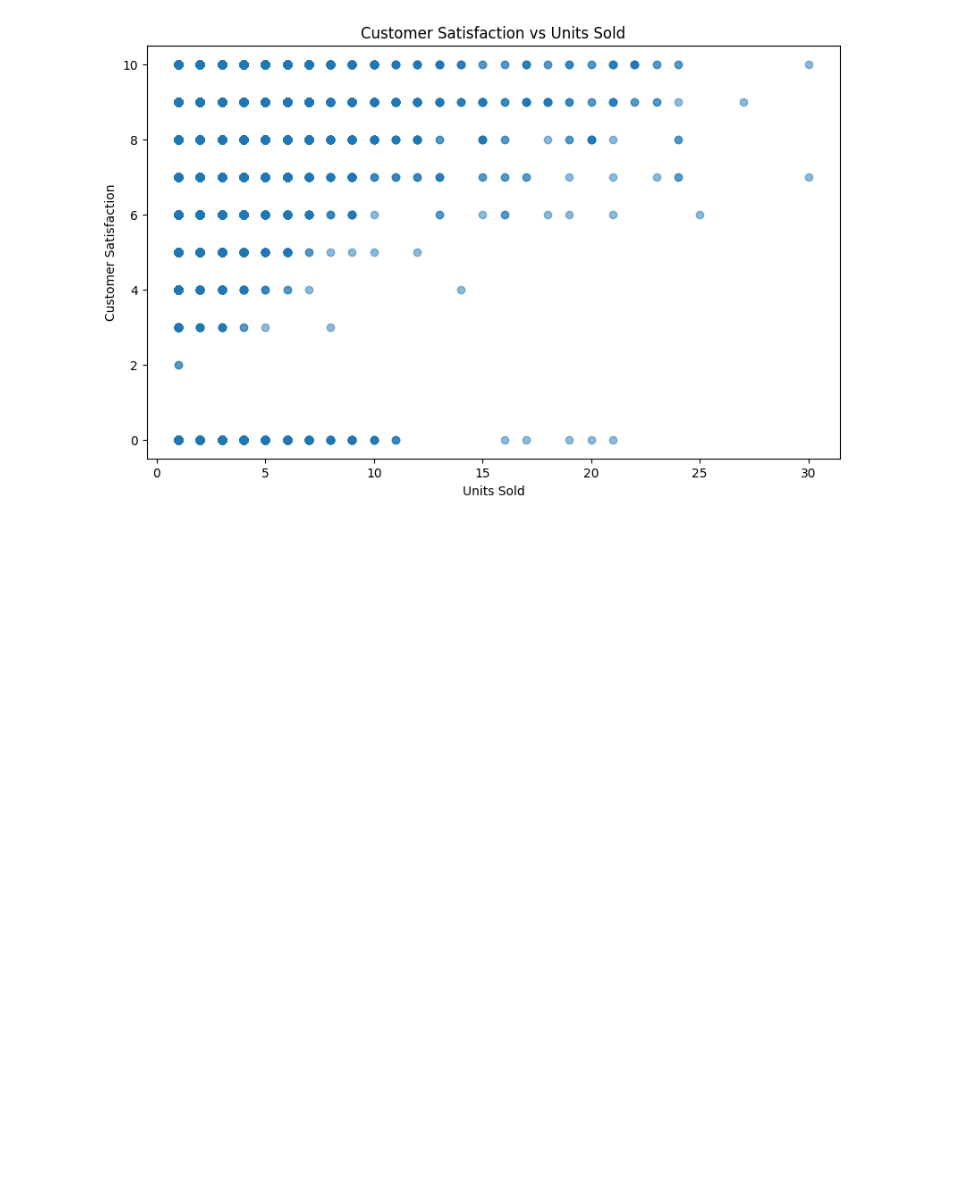
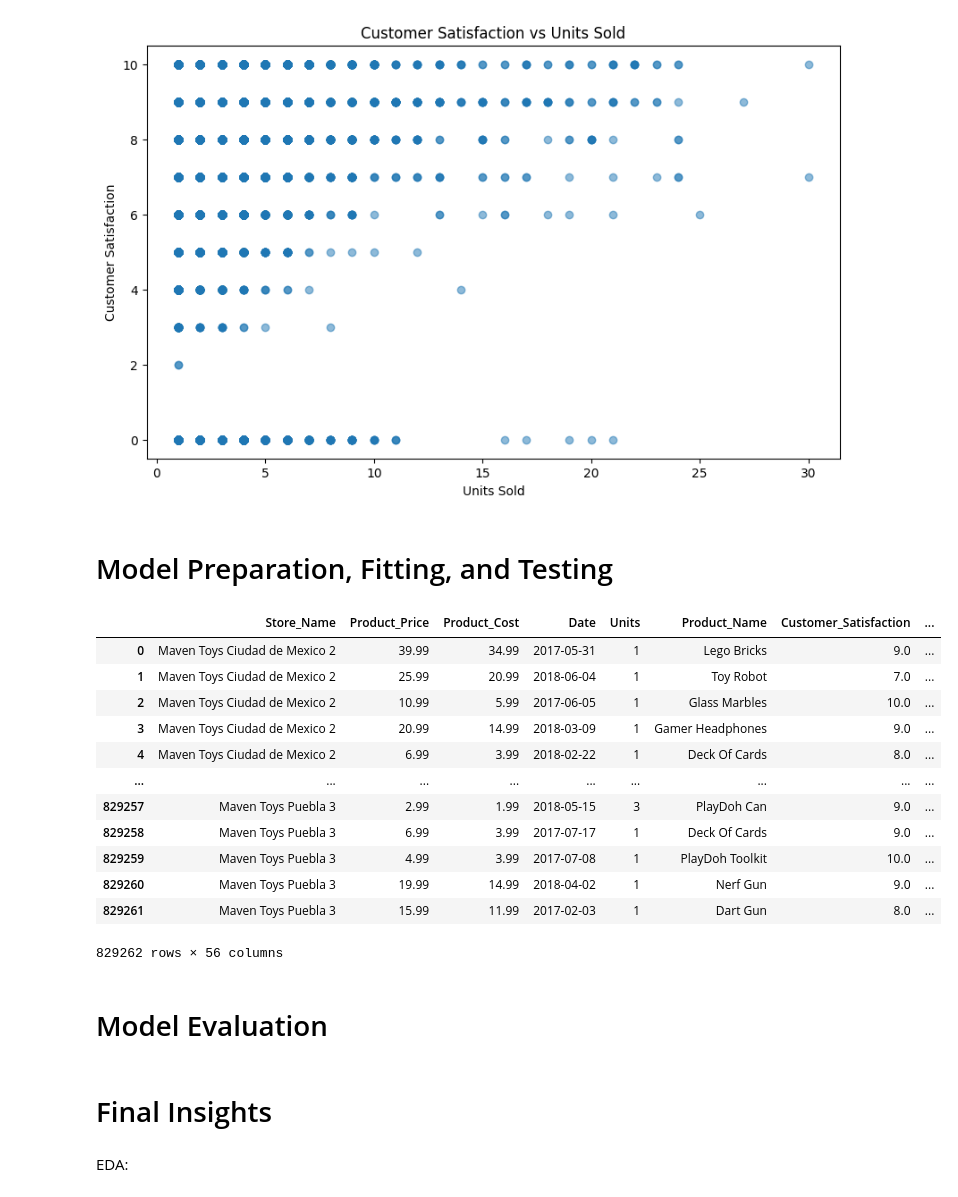
Before and after one commit to tianlan8/maven_toys_analysis, a Jupyter notebook: Maven_Toys_Data_Analysis.ipynb, the cells around one changed output. Saved outputs shown, nothing was run; the diff lists cells and outputs as text; code cells hidden in the pictures; blank space fills up the shorter version.

```diff
--- a/Maven_Toys_Data_Analysis.ipynb
+++ b/Maven_Toys_Data_Analysis.ipynb
@@ -337,3 +345,30 @@ plt.ylabel('Customer Satisfaction')
 plt.show()
 # %% [output]
 [figure]
+# %% [markdown]
+# Model Preparation, Fitting, and Testing
+# %%
+dummy_df = pd.get_dummies(maven_df,
+        columns=['Store_Location', 'Product_Category', 'Sale_Payment_Type', 'Store_City', 'Customer_Reference'])
+
+maven_df = pd.concat([maven_df, dummy_df], axis=1)
+# %% [output]
+|  | Store_Name | Product_Price | Product_Cost | Date | Units | Product_Name | Customer_Satisfaction | ... |
+| 0 | Maven Toys Ciudad de Mexico 2 | 39.99 | 34.99 | 2017-05-31 | 1 | Lego Bricks | 9.0 | ... |
+| 1 | Maven Toys Ciudad de Mexico 2 | 25.99 | 20.99 | 2018-06-04 | 1 | Toy Robot | 7.0 | ... |
+| 2 | Maven Toys Ciudad de Mexico 2 | 10.99 | 5.99 | 2017-06-05 | 1 | Glass Marbles | 10.0 | ... |
+| 3 | Maven Toys Ciudad de Mexico 2 | 20.99 | 14.99 | 2018-03-09 | 1 | Gamer Headphones | 9.0 | ... |
+| 4 | Maven Toys Ciudad de Mexico 2 | 6.99 | 3.99 | 2018-02-22 | 1 | Deck Of Cards | 8.0 | ... |
+| ... | ... | ... | ... | ... | ... | ... | ... | ... |
+| 829257 | Maven Toys Puebla 3 | 2.99 | 1.99 | 2018-05-15 | 3 | PlayDoh Can | 9.0 | ... |
+| 829258 | Maven Toys Puebla 3 | 6.99 | 3.99 | 2017-07-17 | 1 | Deck Of Cards | 9.0 | ... |
+| 829259 | Maven Toys Puebla 3 | 4.99 | 3.99 | 2017-07-08 | 1 | PlayDoh Toolkit | 10.0 | ... |
+| 829260 | Maven Toys Puebla 3 | 19.99 | 14.99 | 2018-04-02 | 1 | Nerf Gun | 9.0 | ... |
+| 829261 | Maven Toys Puebla 3 | 15.99 | 11.99 | 2017-02-03 | 1 | Dart Gun | 8.0 | ... |
+829262 rows × 56 columns
+# %% [markdown]
+# Model Evaluation
+# %% [markdown]
+# Final Insights
+# %% [markdown]
+EDA:
```
Also changed, not shown: parts of 4 cells of this notebook.
